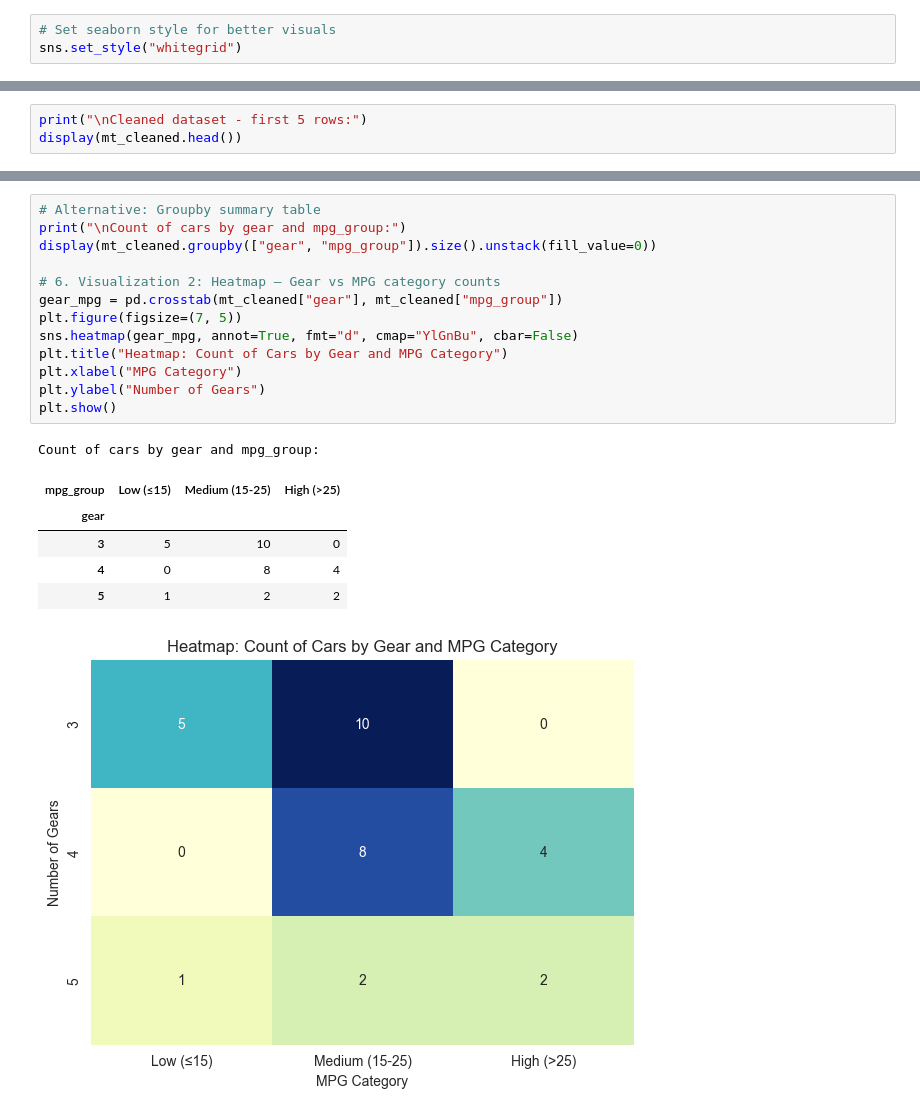
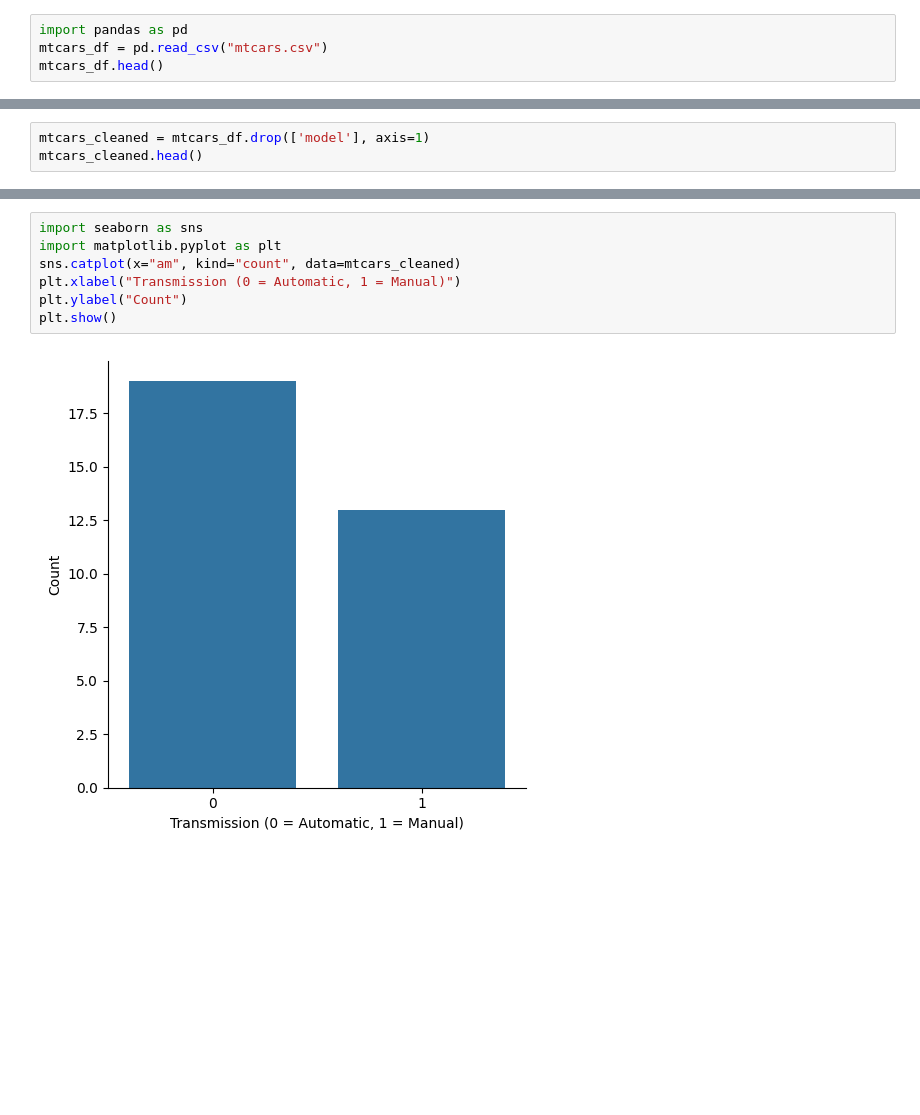
Before and after one commit to JeevanSadula15/DS_, a Jupyter notebook: PRAC_3.ipynb, the cells around one changed output, grey strips where cells are left out. Drawn from its saved outputs; the diff is of its cells as text; blank space fills up the shorter version.

```diff
--- a/PRAC_3.ipynb
+++ b/PRAC_3.ipynb
@@ -6,3 +12,4 @@ import matplotlib.pyplot as plt
 # %%
-# Set seaborn style for better visuals
-sns.set_style("whitegrid")
+import pandas as pd
+mtcars_df = pd.read_csv("mtcars.csv")
+mtcars_df.head()
@@ -85,4 +73,4 @@ mt_cleaned = mt_df.drop(['model'], axis=1)
 # %%
-print("\nCleaned dataset - first 5 rows:")
-display(mt_cleaned.head())
+mtcars_cleaned = mtcars_df.drop(['model'], axis=1)
+mtcars_cleaned.head()
 # %% [output]
@@ -119,22 +124,10 @@ plt.show()
 # %%
-# Alternative: Groupby summary table
-print("\nCount of cars by gear and mpg_group:")
-display(mt_cleaned.groupby(["gear", "mpg_group"]).size().unstack(fill_value=0))
-
-# 6. Visualization 2: Heatmap – Gear vs MPG category counts
-gear_mpg = pd.crosstab(mt_cleaned["gear"], mt_cleaned["mpg_group"])
-plt.figure(figsize=(7, 5))
-sns.heatmap(gear_mpg, annot=True, fmt="d", cmap="YlGnBu", cbar=False)
-plt.title("Heatmap: Count of Cars by Gear and MPG Category")
-plt.xlabel("MPG Category")
-plt.ylabel("Number of Gears")
+import seaborn as sns
+import matplotlib.pyplot as plt
+sns.catplot(x="am", kind="count", data=mtcars_cleaned)
+plt.xlabel("Transmission (0 = Automatic, 1 = Manual)")
+plt.ylabel("Count")
 plt.show()
 # %% [output]
-Count of cars by gear and mpg_group:
-| mpg_group | Low (≤15) | Medium (15-25) | High (>25) |
-| gear |  |  |  |
-| 3 | 5 | 10 | 0 |
-| 4 | 0 | 8 | 4 |
-| 5 | 1 | 2 | 2 |
-[figure, old version]
+[figure, new version]
 # %%
```
Also changed, not shown: parts of 16 cells of this notebook, 5 other files.
